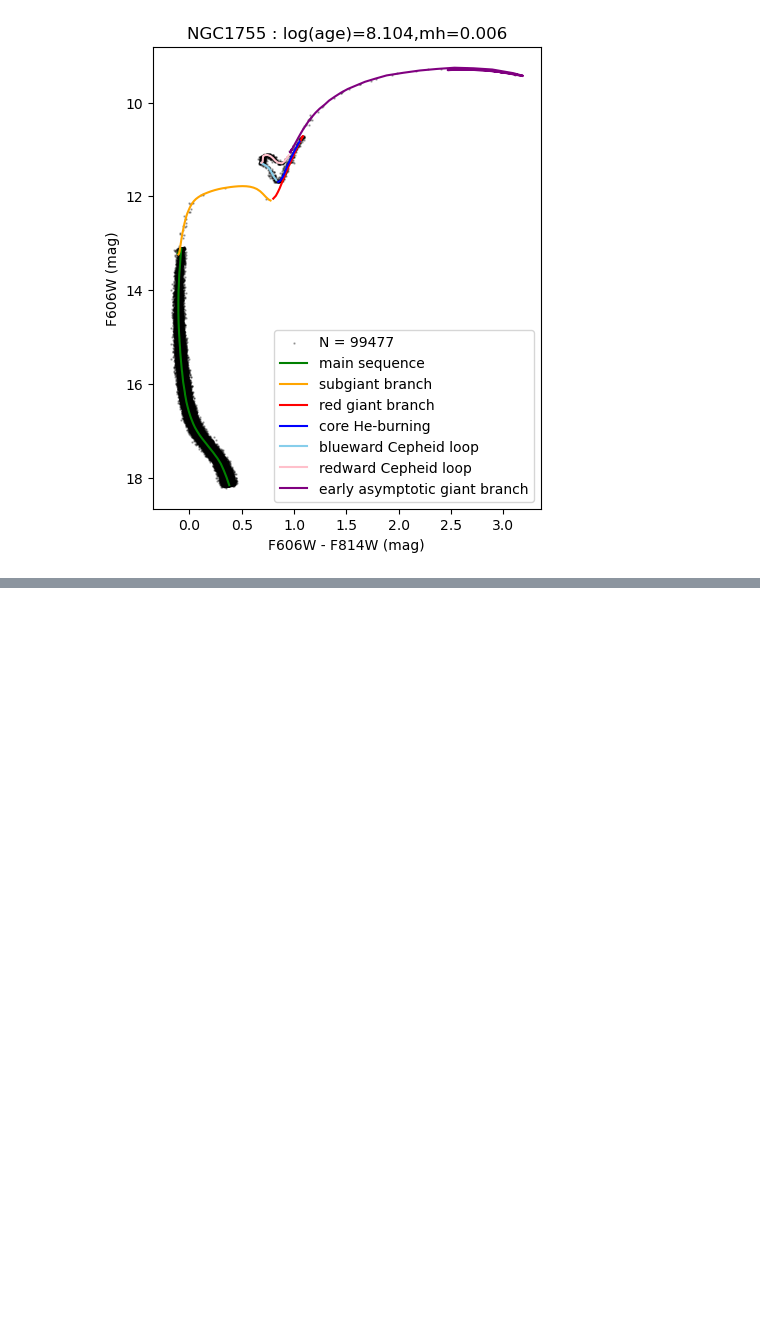
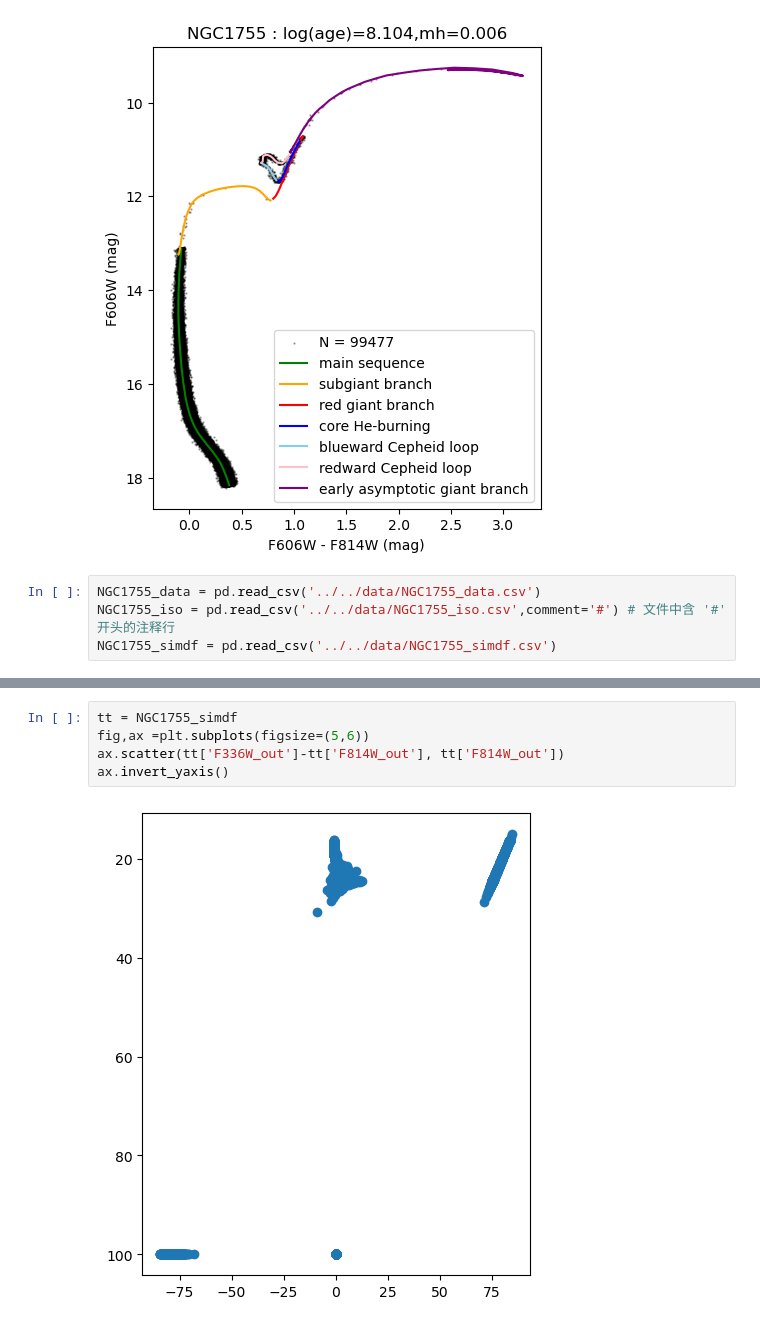
Before and after one commit to ShenYueYue-Sara/Cluster, a Jupyter notebook: code/draft/single_population.ipynb, the cells around one changed output, grey strips where cells are left out. Cells and saved outputs as stored; diff of their text form; blank space fills up the shorter version.

```diff
--- a/code/draft/single_population.ipynb
+++ b/code/draft/single_population.ipynb
@@ -196,3 +201,7 @@ ax.set_ylabel("F606W (mag)")
 # %% [output]
 Text(0, 0.5, 'F606W (mag)')
 [figure]
+# %%
+NGC1755_data = pd.read_csv('../../data/NGC1755_data.csv')
+NGC1755_iso = pd.read_csv('../../data/NGC1755_iso.csv',comment='#') # 文件中含 '#' 开头的注释行
+NGC1755_simdf = pd.read_csv('../../data/NGC1755_simdf.csv')
@@ -198,0 +224,7 @@ Text(0, 0.5, 'F606W (mag)')
+# %%
+tt = NGC1755_simdf
+fig,ax =plt.subplots(figsize=(5,6))
+ax.scatter(tt['F336W_out']-tt['F814W_out'], tt['F814W_out'])
+ax.invert_yaxis()
+# %% [output]
+[figure, added]
```
Also changed, not shown: parts of 2 cells of this notebook.
